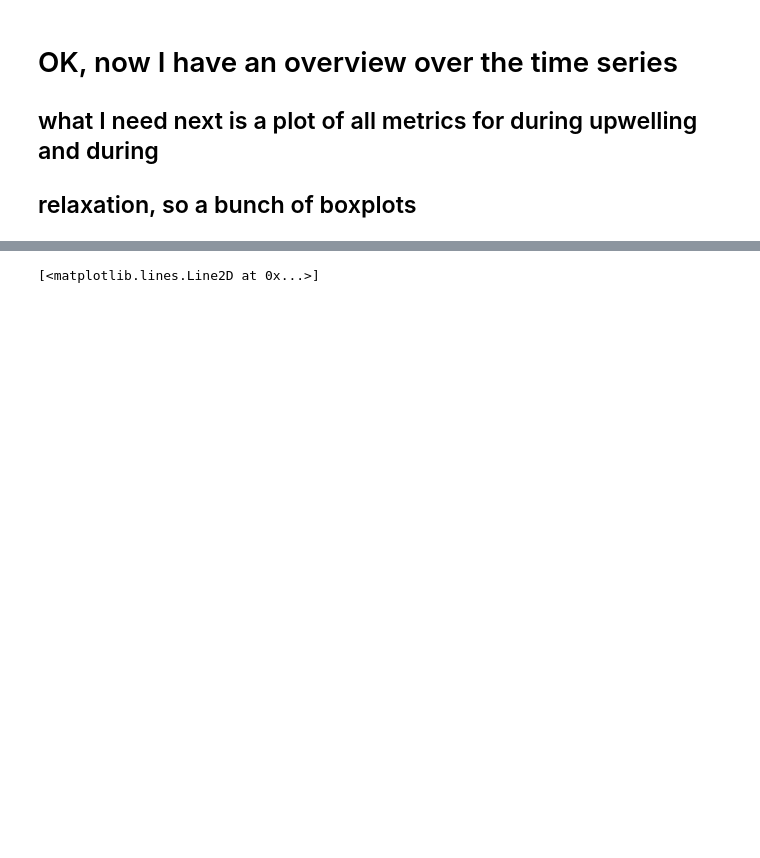
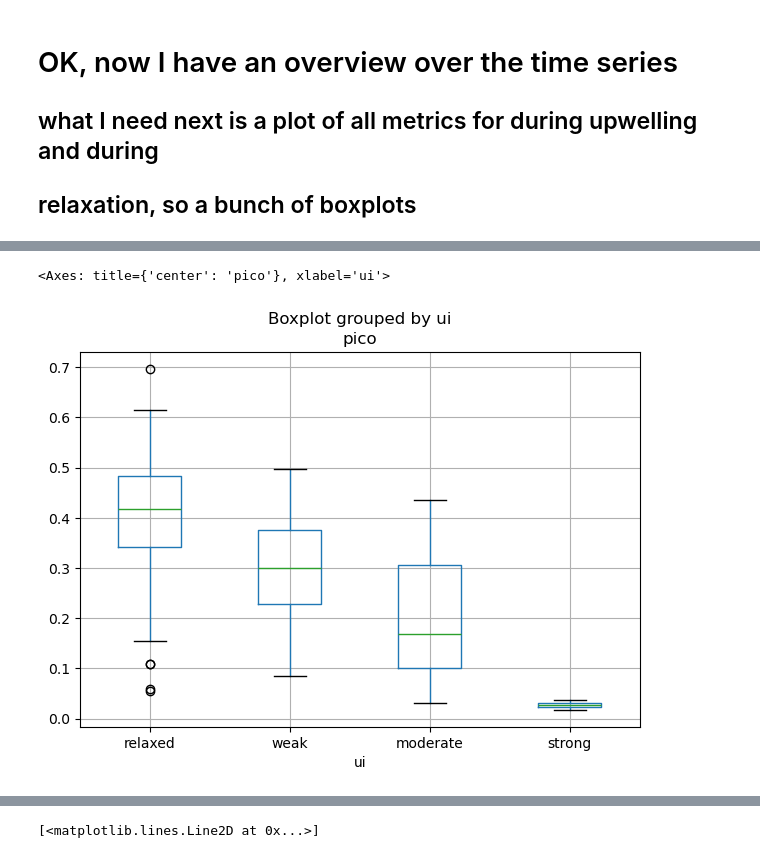
Before and after one commit to ben1post/SSMCariaco, a Jupyter notebook: DATA/PLOTS/TSplot_Overview.ipynb, the cells around one changed output, grey strips where cells are left out. Drawn from its saved outputs; the diff is of its cells as text; code cells hidden in the pictures; blank space fills up the shorter version.

```diff
--- a/DATA/PLOTS/TSplot_Overview.ipynb
+++ b/DATA/PLOTS/TSplot_Overview.ipynb
@@ -127,0 +175,5 @@ ax[2].legend()
+# %%
+CARIACO.boxplot(column="pico", by="ui")
+# %% [output]
+<Axes: title={'center': 'pico'}, xlabel='ui'>
+[figure, added]
```
Also changed, not shown: parts of 18 cells of this notebook.
